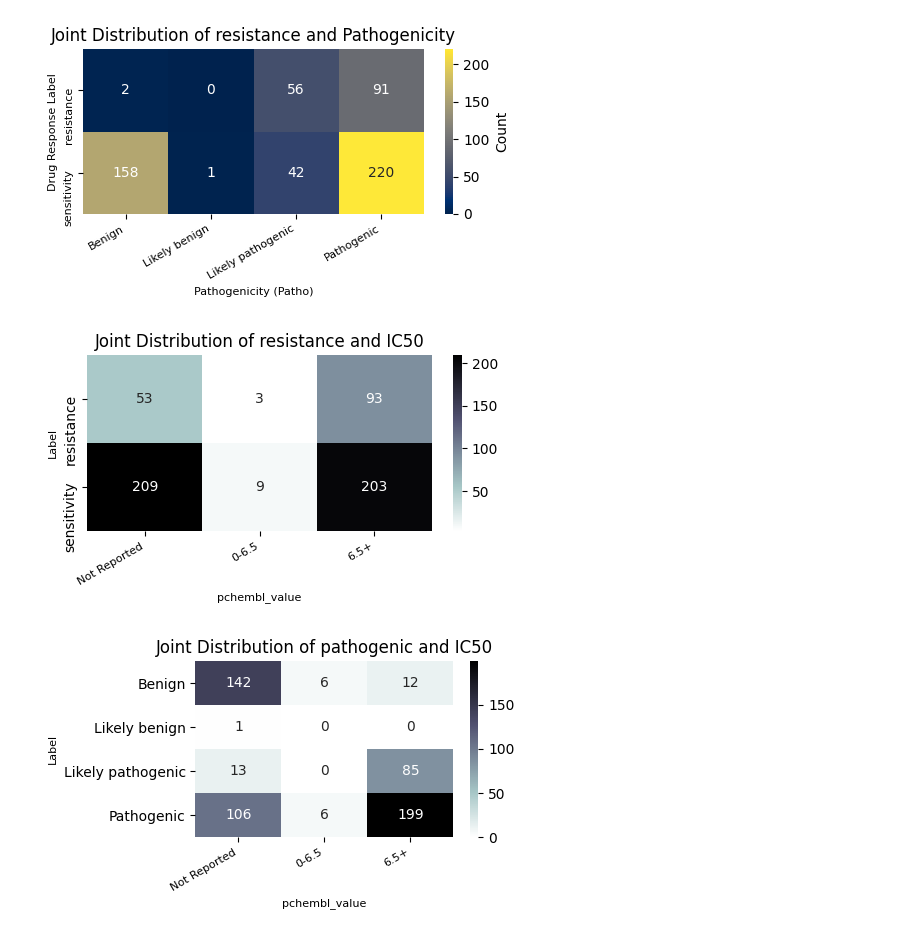
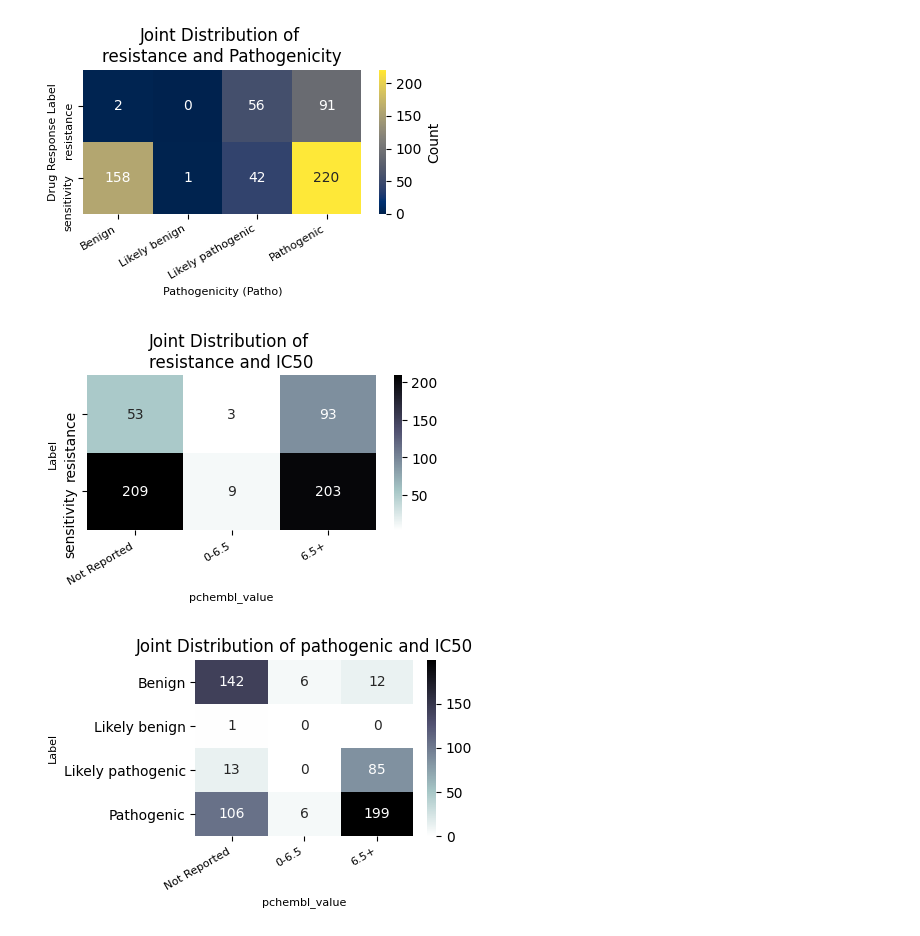
Before and after one commit to RoarBoil/LuminRX, a Jupyter notebook: experiments/01-dataset-analysis.ipynb, the cells around one changed output. Saved outputs shown, nothing was run; the diff lists cells and outputs as text; code cells hidden in the pictures.

Commit message:
update visualization

```diff
--- a/experiments/01-dataset-analysis.ipynb
+++ b/experiments/01-dataset-analysis.ipynb
@@ -5,29 +5,29 @@ import matplotlib.pyplot as plt
 # %%
 image_path = 'images/dataset_analysis/'
 df = pd.read_csv('../datasets/merged_evidence.csv')
 # Create a crosstab to count occurrences of each combination
 crosstab = pd.crosstab(df['label'], df['patho'])
 
 # Create a heatmap for the joint distribution
-plt.figure(figsize=(5, 3))
+plt.figure(figsize=(4.3, 3))
 sns.heatmap(crosstab, annot=True, fmt='d', cmap='cividis', cbar_kws={'label': 'Count'})
 
 # Customize the plot for better aesthetics
-plt.title('Joint Distribution of resistance and Pathogenicity')
+plt.title('Joint Distribution of \nresistance and Pathogenicity')
 plt.xlabel('Pathogenicity (Patho)', fontsize=8)
 plt.ylabel('Drug Response Label', fontsize=8)
 plt.xticks(rotation=30, ha='right', fontsize=8)
 plt.yticks(fontsize=8)
 
 # Add gridlines
 plt.grid(visible=False)
 
 # Display the plot
 plt.tight_layout()
 plt.savefig(image_path + 'joint-distribution-resistance.png',dpi=300)
 plt.show()
 # %% [output]
-[figure, old version]
+[figure, new version]
 # %%
 # Step 1: Clean the data (Handle None values in pchembl_value)
 df['pchembl_value'] = df['pchembl_value'].fillna(-1)  # Replace None with -1 for missing values
@@ -45,11 +45,11 @@ grouped_data = df.groupby(['pchembl_category', 'label']).size().reset_index(name
 heatmap_data = grouped_data.pivot(index='label', columns='pchembl_category', values='count').fillna(0)
 
 # Step 4: Plot the heatmap
-plt.figure(figsize=(5, 3))
+plt.figure(figsize=(4.3, 3))
 sns.heatmap(heatmap_data, annot=True, fmt='g', cmap='bone_r', cbar=True)
 
 # Add labels and title
-plt.title('Joint Distribution of resistance and IC50')
+plt.title('Joint Distribution of \nresistance and IC50')
 plt.xlabel('pchembl_value', fontsize=8)
 plt.ylabel('Label', fontsize=8)
 plt.xticks(rotation=30, ha='right', fontsize=8)
@@ -59,7 +59,7 @@ plt.tight_layout()
 plt.savefig(image_path + 'joint-distribution-IC50.png',dpi=300)
 plt.show()
 # %% [output]
-[figure, old version]
+[figure, new version]
 # %%
 # Step 1: Clean the data (Handle None values in pchembl_value)
 df['pchembl_value'] = df['pchembl_value'].fillna(-1)  # Replace None with -1 for missing values
@@ -77,7 +77,7 @@ grouped_data = df.groupby(['pchembl_category', 'patho']).size().reset_index(name
 heatmap_data = grouped_data.pivot(index='patho', columns='pchembl_category', values='count').fillna(0)
 
 # Step 4: Plot the heatmap
-plt.figure(figsize=(5, 3))
+plt.figure(figsize=(4.5, 3))
 sns.heatmap(heatmap_data, annot=True, fmt='g', cmap='bone_r', cbar=True)
 
 # Add labels and title
@@ -91,4 +91,4 @@ plt.tight_layout()
 plt.savefig(image_path + 'joint-distribution-IC50-patho.png',dpi=300)
 plt.show()
 # %% [output]
-[figure, old version]
+[figure, new version]
```
